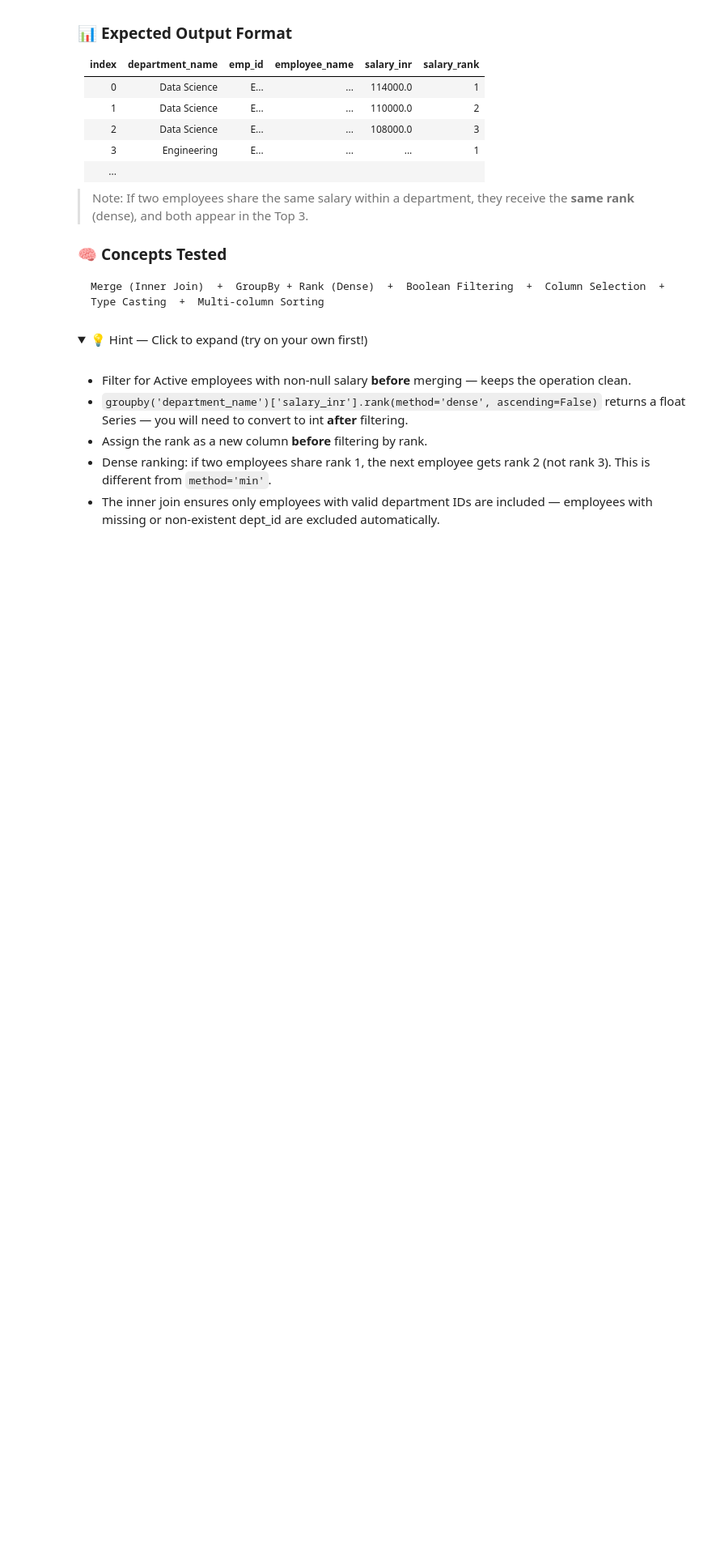
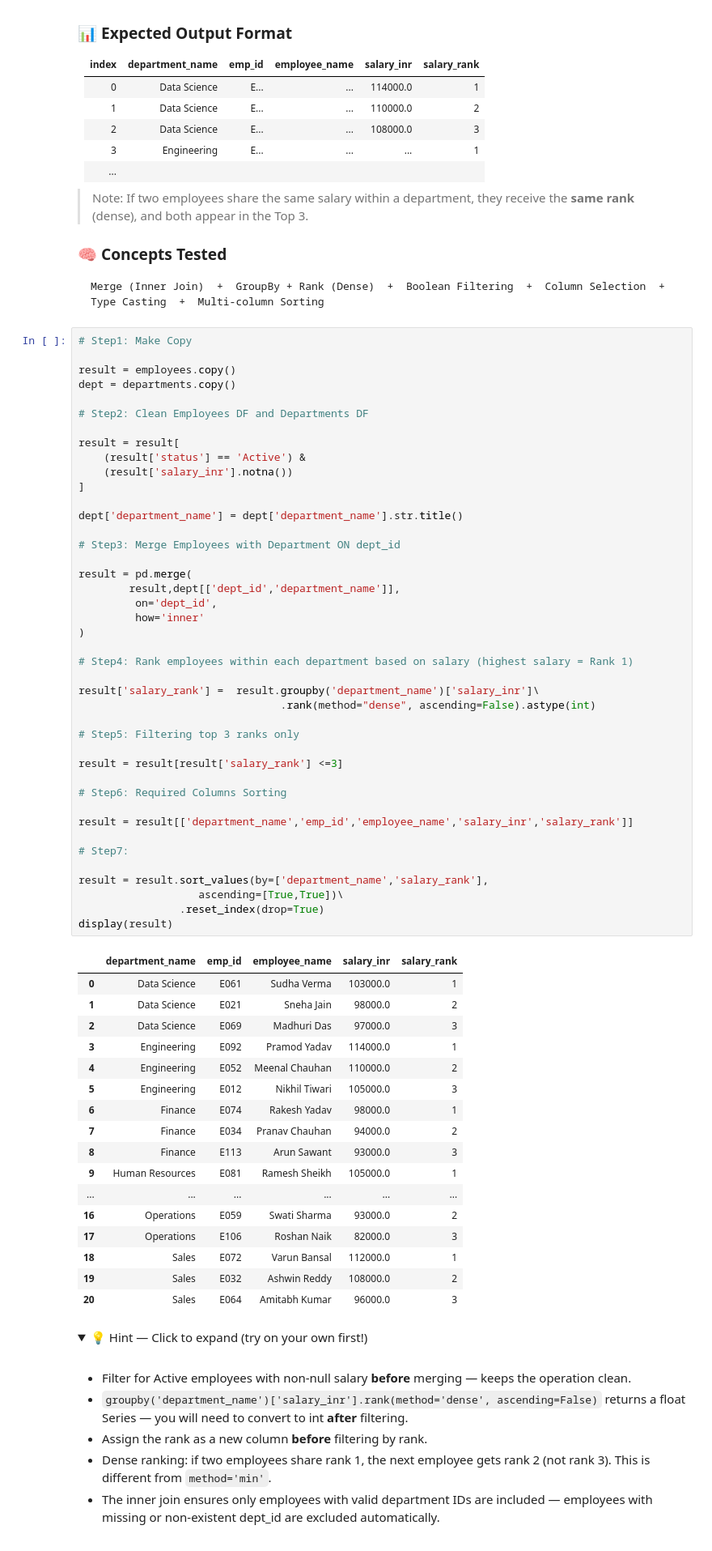
Before and after one commit to abhishekkatewaofficial-lab/Machine-Learning, a Jupyter notebook: Notes/Pandas/4. Practice/Pandas_Practice_Series_Notebook_01.ipynb, the cells around one changed output. Shown at 81% size. Cells and saved outputs as stored; diff of their text form; folded sections open; blank space fills up the shorter version.

Commit message:
data cleaning

````diff
--- a/Notes/Pandas/4. Practice/Pandas_Practice_Series_Notebook_01.ipynb
+++ b/Notes/Pandas/4. Practice/Pandas_Practice_Series_Notebook_01.ipynb
@@ -837,6 +959,66 @@ The HR Head wants to know the **Top 3 highest-paid Active employees in each depa
 ```
 Merge (Inner Join)  +  GroupBy + Rank (Dense)  +  Boolean Filtering  +  Column Selection  +  Type Casting  +  Multi-column Sorting
 ```
+# %%
+# Step1: Make Copy
+
+result = employees.copy()
+dept = departments.copy()
+
+# Step2: Clean Employees DF and Departments DF
+
+result = result[
+    (result['status'] == 'Active') &
+    (result['salary_inr'].notna())
+]
+
+dept['department_name'] = dept['department_name'].str.title()
+
+# Step3: Merge Employees with Department ON dept_id
+
+result = pd.merge(
+        result,dept[['dept_id','department_name']],
+         on='dept_id',
+         how='inner'
+)
+
+# Step4: Rank employees within each department based on salary (highest salary = Rank 1)
+
+result['salary_rank'] =  result.groupby('department_name')['salary_inr']\
+                                .rank(method="dense", ascending=False).astype(int)
+
+# Step5: Filtering top 3 ranks only
+
+result = result[result['salary_rank'] <=3]
+
+# Step6: Required Columns Sorting
+
+result = result[['department_name','emp_id','employee_name','salary_inr','salary_rank']]
+
+# Step7:
+
+result = result.sort_values(by=['department_name','salary_rank'],
+                   ascending=[True,True])\
+                .reset_index(drop=True)
+display(result)
+# %% [output]
+|  | department_name | emp_id | employee_name | salary_inr | salary_rank |
+| 0 | Data Science | E061 | Sudha Verma | 103000.0 | 1 |
+| 1 | Data Science | E021 | Sneha Jain | 98000.0 | 2 |
+| 2 | Data Science | E069 | Madhuri Das | 97000.0 | 3 |
+| 3 | Engineering | E092 | Pramod Yadav | 114000.0 | 1 |
+| 4 | Engineering | E052 | Meenal Chauhan | 110000.0 | 2 |
+| 5 | Engineering | E012 | Nikhil Tiwari | 105000.0 | 3 |
+| 6 | Finance | E074 | Rakesh Yadav | 98000.0 | 1 |
+| 7 | Finance | E034 | Pranav Chauhan | 94000.0 | 2 |
+| 8 | Finance | E113 | Arun Sawant | 93000.0 | 3 |
+| 9 | Human Resources | E081 | Ramesh Sheikh | 105000.0 | 1 |
+| ... | ... | ... | ... | ... | ... |
+| 16 | Operations | E059 | Swati Sharma | 93000.0 | 2 |
+| 17 | Operations | E106 | Roshan Naik | 82000.0 | 3 |
+| 18 | Sales | E072 | Varun Bansal | 112000.0 | 1 |
+| 19 | Sales | E032 | Ashwin Reddy | 108000.0 | 2 |
+| 20 | Sales | E064 | Amitabh Kumar | 96000.0 | 3 |
 # %% [markdown]
 <details>
 <summary>💡 Hint — Click to expand (try on your own first!)</summary>
````
Also changed, not shown: parts of 7 cells of this notebook.
